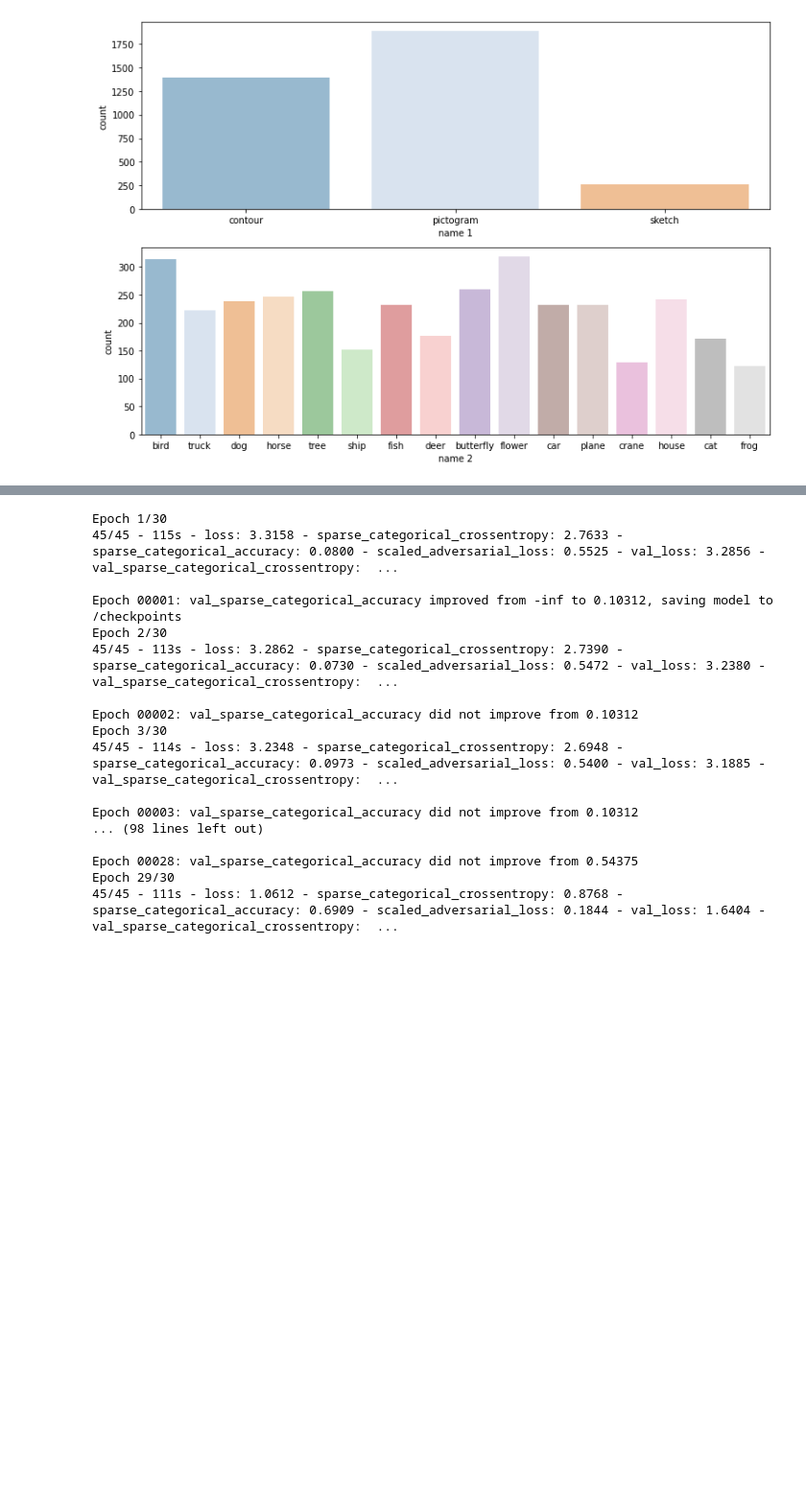
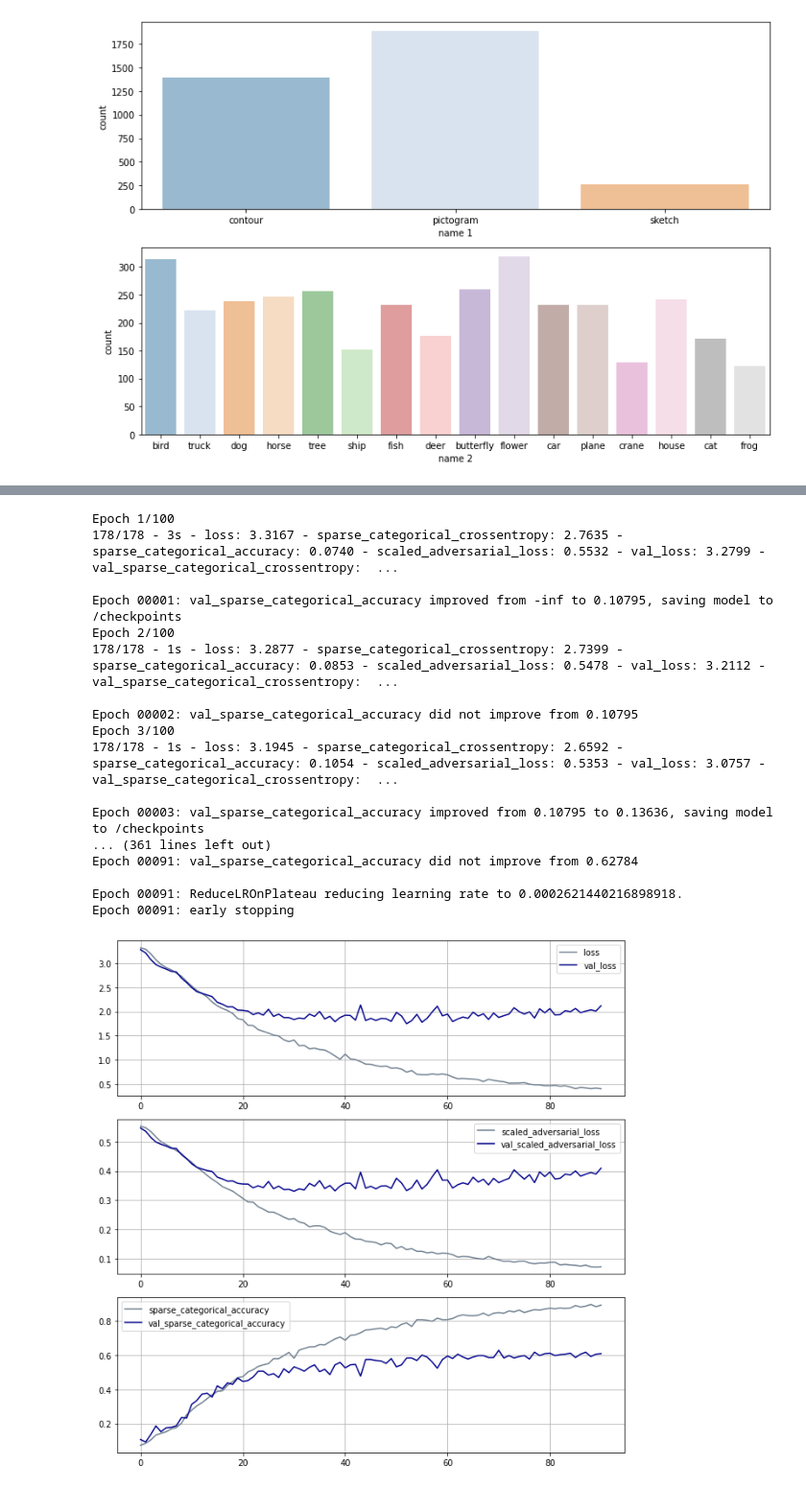
Before and after one commit to OlgaBelitskaya/colab_notebooks, a Jupyter notebook: tensorflow_cookbook12.ipynb, the cells around one changed output, grey strips where cells are left out. Shown: that part at 96% size. Saved outputs shown, nothing was run; the diff lists cells and outputs as text; code cells hidden in the pictures; blank space fills up the shorter version.

```diff
--- a/tensorflow_cookbook12.ipynb
+++ b/tensorflow_cookbook12.ipynb
@@ -247,27 +273,32 @@ adv_model=nsl.keras\
 adv_model.compile(optimizer='adam',metrics=['accuracy'],
                   loss='sparse_categorical_crossentropy')
 # %%
-adv_model.fit(train,validation_data=valid,verbose=2,
-              validation_steps=valid_steps,
-              epochs=30,callbacks=cb(model_weights));
+history=adv_model.fit(
+    train,validation_data=valid,verbose=2,
+    validation_steps=valid_steps,
+    epochs=100,callbacks=cb(model_weights));
 # %% [output]
-Epoch 1/30
-45/45 - 115s - loss: 3.3158 - sparse_categorical_crossentropy: 2.7633 - sparse_categorical_accuracy: 0.0800 - scaled_adversarial_loss: 0.5525 - val_loss: 3.2856 - val_sparse_categorical_crossentropy:  ...
+Epoch 1/100
+178/178 - 3s - loss: 3.3167 - sparse_categorical_crossentropy: 2.7635 - sparse_categorical_accuracy: 0.0740 - scaled_adversarial_loss: 0.5532 - val_loss: 3.2799 - val_sparse_categorical_crossentropy:  ...
 
-Epoch 00001: val_sparse_categorical_accuracy improved from -inf to 0.10312, saving model to /checkpoints
-Epoch 2/30
-45/45 - 113s - loss: 3.2862 - sparse_categorical_crossentropy: 2.7390 - sparse_categorical_accuracy: 0.0730 - scaled_adversarial_loss: 0.5472 - val_loss: 3.2380 - val_sparse_categorical_crossentropy:  ...
+Epoch 00001: val_sparse_categorical_accuracy improved from -inf to 0.10795, saving model to /checkpoints
+Epoch 2/100
+178/178 - 1s - loss: 3.2877 - sparse_categorical_crossentropy: 2.7399 - sparse_categorical_accuracy: 0.0853 - scaled_adversarial_loss: 0.5478 - val_loss: 3.2112 - val_sparse_categorical_crossentropy:  ...
 
-Epoch 00002: val_sparse_categorical_accuracy did not improve from 0.10312
-Epoch 3/30
-45/45 - 114s - loss: 3.2348 - sparse_categorical_crossentropy: 2.6948 - sparse_categorical_accuracy: 0.0973 - scaled_adversarial_loss: 0.5400 - val_loss: 3.1885 - val_sparse_categorical_crossentropy:  ...
+Epoch 00002: val_sparse_categorical_accuracy did not improve from 0.10795
+Epoch 3/100
+178/178 - 1s - loss: 3.1945 - sparse_categorical_crossentropy: 2.6592 - sparse_categorical_accuracy: 0.1054 - scaled_adversarial_loss: 0.5353 - val_loss: 3.0757 - val_sparse_categorical_crossentropy:  ...
 
-Epoch 00003: val_sparse_categorical_accuracy did not improve from 0.10312
-... (98 lines left out)
+Epoch 00003: val_sparse_categorical_accuracy improved from 0.10795 to 0.13636, saving model to /checkpoints
+... (361 lines left out)
+Epoch 00091: val_sparse_categorical_accuracy did not improve from 0.62784
 
-Epoch 00028: val_sparse_categorical_accuracy did not improve from 0.54375
-Epoch 29/30
-45/45 - 111s - loss: 1.0612 - sparse_categorical_crossentropy: 0.8768 - sparse_categorical_accuracy: 0.6909 - scaled_adversarial_loss: 0.1844 - val_loss: 1.6404 - val_sparse_categorical_crossentropy:  ...
+Epoch 00091: ReduceLROnPlateau reducing learning rate to 0.0002621440216898918.
+Epoch 00091: early stopping
+# %%
+keras_history_plot(history)
+# %% [output]
+[figure, added]
 # %%
 adv_model.load_weights(model_weights)
 dict(zip(adv_model.metrics_names,adv_model.evaluate(
```
Also changed, not shown: parts of 15 cells of this notebook, 1 other file.
